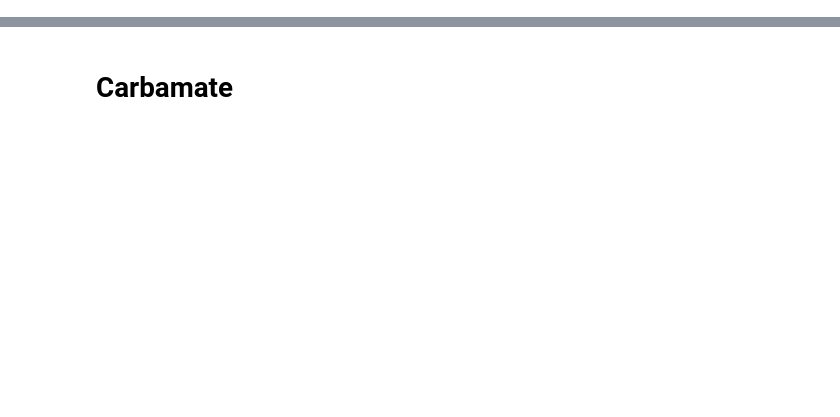
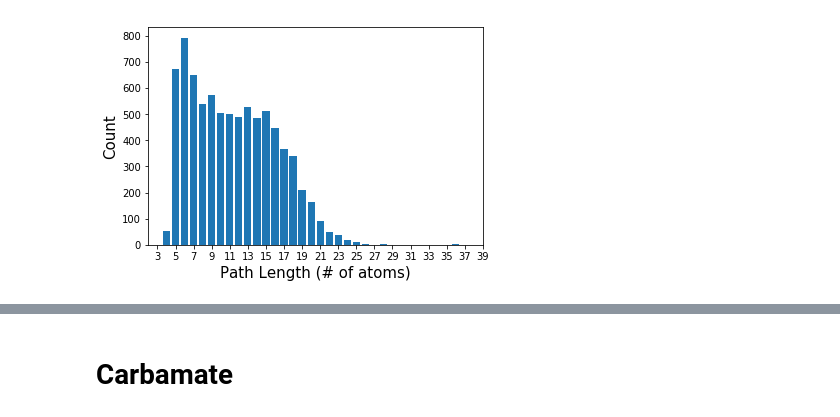
Before and after one commit to ghutchis/molecular-entropies, a Jupyter notebook: notebook/Foldability.ipynb, the cells around one changed output, grey strips where cells are left out. Saved outputs shown, nothing was run; the diff lists cells and outputs as text; code cells hidden in the pictures; blank space fills up the shorter version.

```diff
--- a/notebook/Foldability.ipynb
+++ b/notebook/Foldability.ipynb
@@ -7,0 +32,11 @@ import seaborn as sns
+# %%
+# Path Length
+# Size of Path Features + 2 = Number of atoms from H-bond donor to H-bond acceptor
+pathlength,plcount = np.unique([len(eval(path))+2 for path in hbonddata.PathFeatures],return_counts=True)
+plt.bar(pathlength,plcount)
+plt.xlabel("Path Length (# of atoms)",size=15)
+plt.ylabel("Count",size=15)
+plt.xticks(range(3,40,2))
+plt.show()
+# %% [output]
+[figure, added]
```
Also changed, not shown: parts of 60 cells of this notebook, 2 other files.
